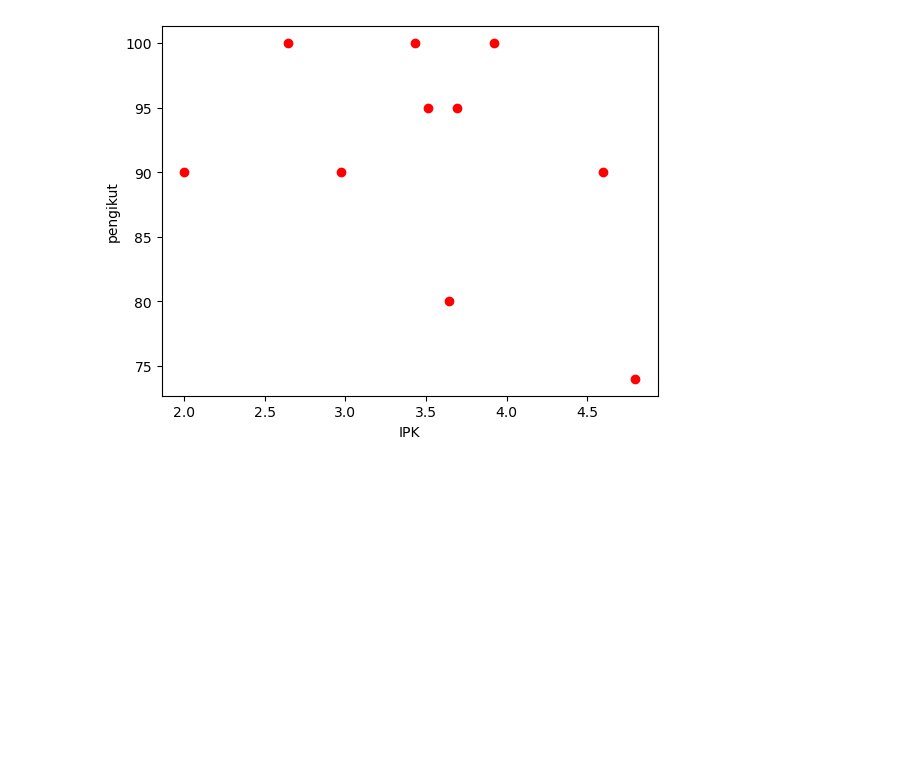
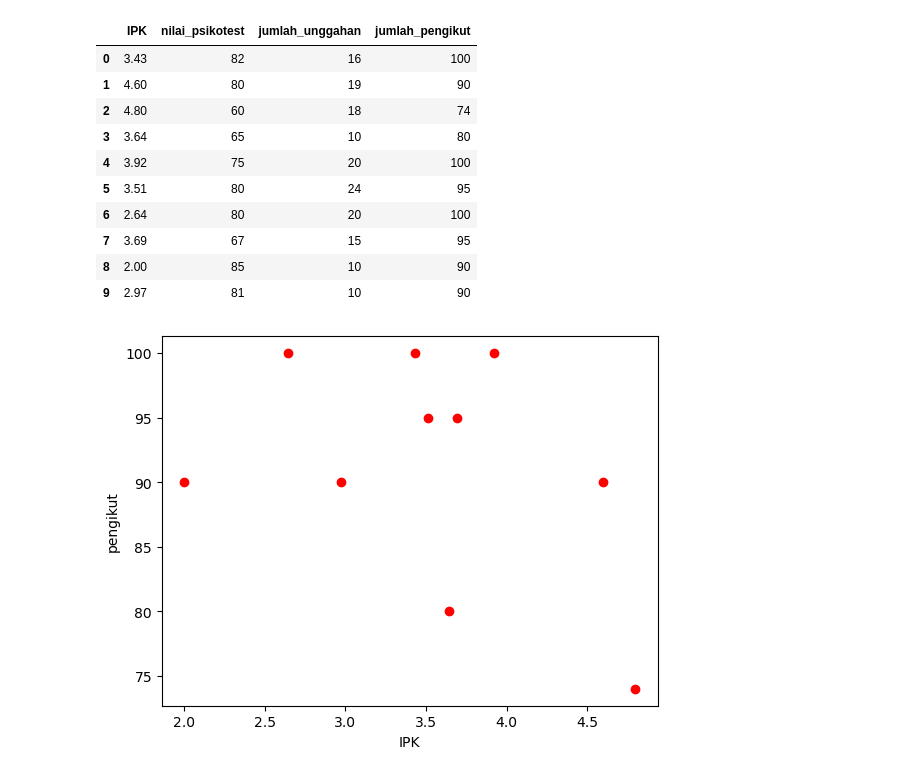
Before and after one commit to robbytrujillo/linReg, a Jupyter notebook: tesisLinreg.ipynb, the cells around one changed output. Saved outputs shown, nothing was run; the diff lists cells and outputs as text; code cells hidden in the pictures; blank space fills up the shorter version.

```diff
--- a/tesisLinreg.ipynb
+++ b/tesisLinreg.ipynb
@@ -40,3 +42,18 @@ cdata.head(9)
+# %%
+cdata = data[['IPK','nilai_psikotest','jumlah_unggahan','jumlah_pengikut']]
+cdata.head(10)
+# %% [output]
+|  | IPK | nilai_psikotest | jumlah_unggahan | jumlah_pengikut |
+| 0 | 3.43 | 82 | 16 | 100 |
+| 1 | 4.60 | 80 | 19 | 90 |
+| 2 | 4.80 | 60 | 18 | 74 |
+| 3 | 3.64 | 65 | 10 | 80 |
+| 4 | 3.92 | 75 | 20 | 100 |
+| 5 | 3.51 | 80 | 24 | 95 |
+| 6 | 2.64 | 80 | 20 | 100 |
+| 7 | 3.69 | 67 | 15 | 95 |
+| 8 | 2.00 | 85 | 10 | 90 |
+| 9 | 2.97 | 81 | 10 | 90 |
 # %%
 #Kita plot hubungannya
 
```
Also changed, not shown: parts of 6 cells of this notebook, 1 other file.
